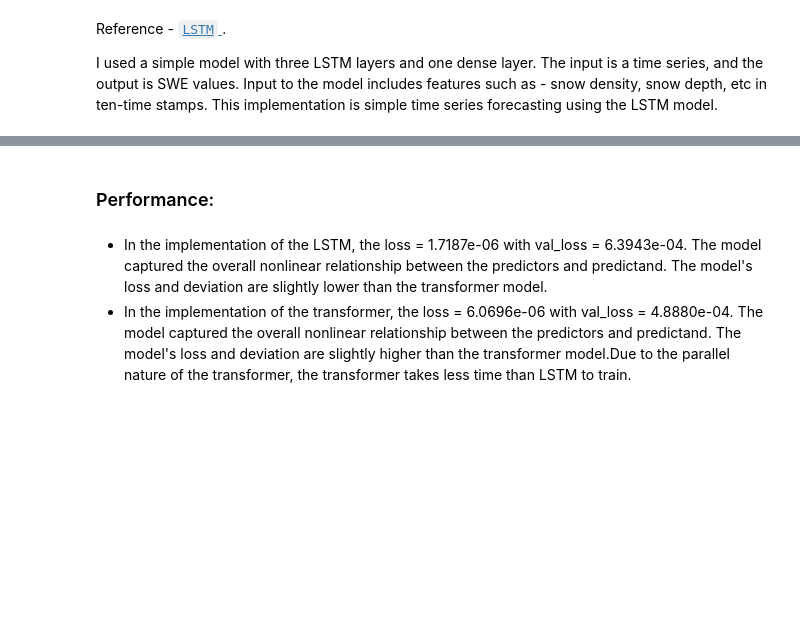
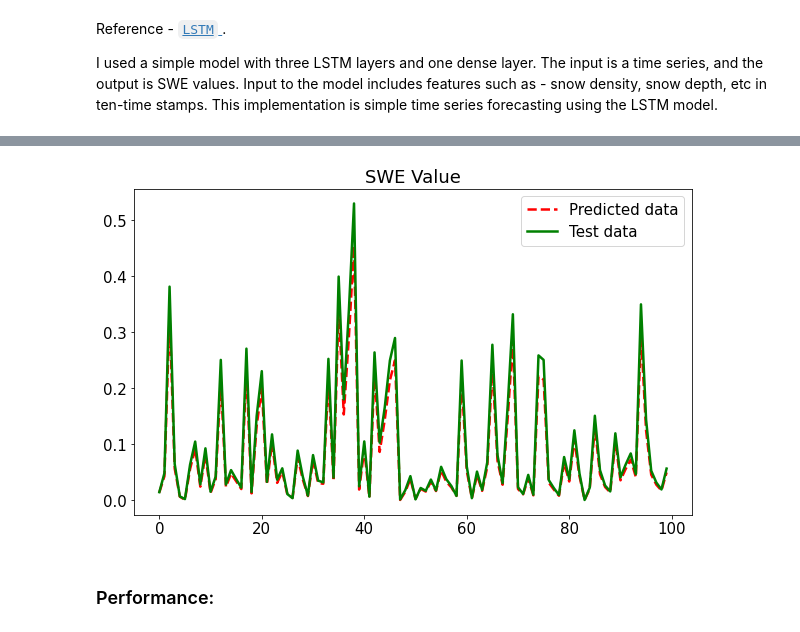
Before and after one commit to tenworden/e4000_project_tw2834_SWE, a Jupyter notebook: Main.ipynb, the cells around one changed output, grey strips where cells are left out. Drawn from its saved outputs; the diff is of its cells as text; code cells hidden in the pictures; blank space fills up the shorter version.

```diff
--- a/Main.ipynb
+++ b/Main.ipynb
@@ -192,16 +217,15 @@ plt.show()
 # %%
-Y_pred_test = model.predict(X_test)
+Yl_pred_test = lstm_model.predict(Xl_test)
 plt.figure(figsize=(10, 6))
 # plt.plot(Y_pred[:,1], label='q_predicted')
 # plt.plot(Y_train[:,1], label='q')
 # plt.plot(Y_train[:100,], 'b-', linewidth=2.5, label='Training data')
-plt.plot(Y_pred_test[:100,], 'r--', linewidth=2.5, label='Predicted data')
-plt.plot(Y_test[:100], 'g-', linewidth=2.5, label='Test data')
+plt.plot(Yl_pred_test[:100,], 'r--', linewidth=2.5, label='Predicted data')
+plt.plot(Yl_test[:100], 'g-', linewidth=2.5, label='Test data')
 plt.title("SWE Value")
 plt.legend()
 plt.show()
+# %% [output]
+[figure, added]
 # %% [markdown]
 ### Performance:
-# %% [markdown]
-* In the implementation of the LSTM, the loss = 1.7187e-06 with val_loss = 6.3943e-04. The model captured the overall nonlinear relationship between the predictors and predictand. The model's loss and deviation are slightly lower than the transformer model.
-* In the implementation of the transformer, the loss = 6.0696e-06 with val_loss = 4.8880e-04. The model captured the overall nonlinear relationship between the predictors and predictand. The model's loss and deviation are slightly higher than the transformer model.Due to the parallel nature of the transformer, the transformer takes less time than LSTM to train.
```
Also changed, not shown: parts of 8 cells of this notebook, 2 other files.
